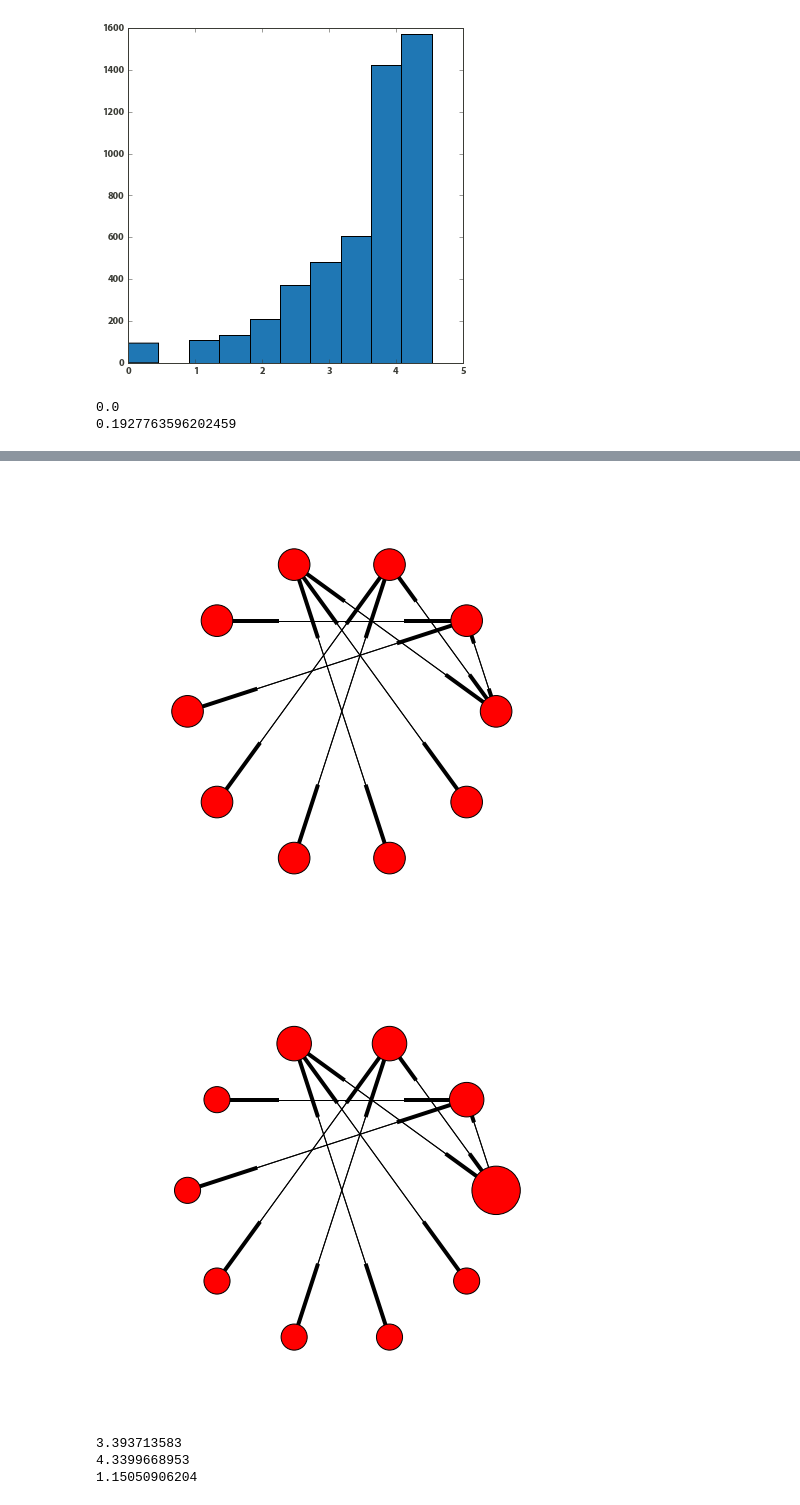
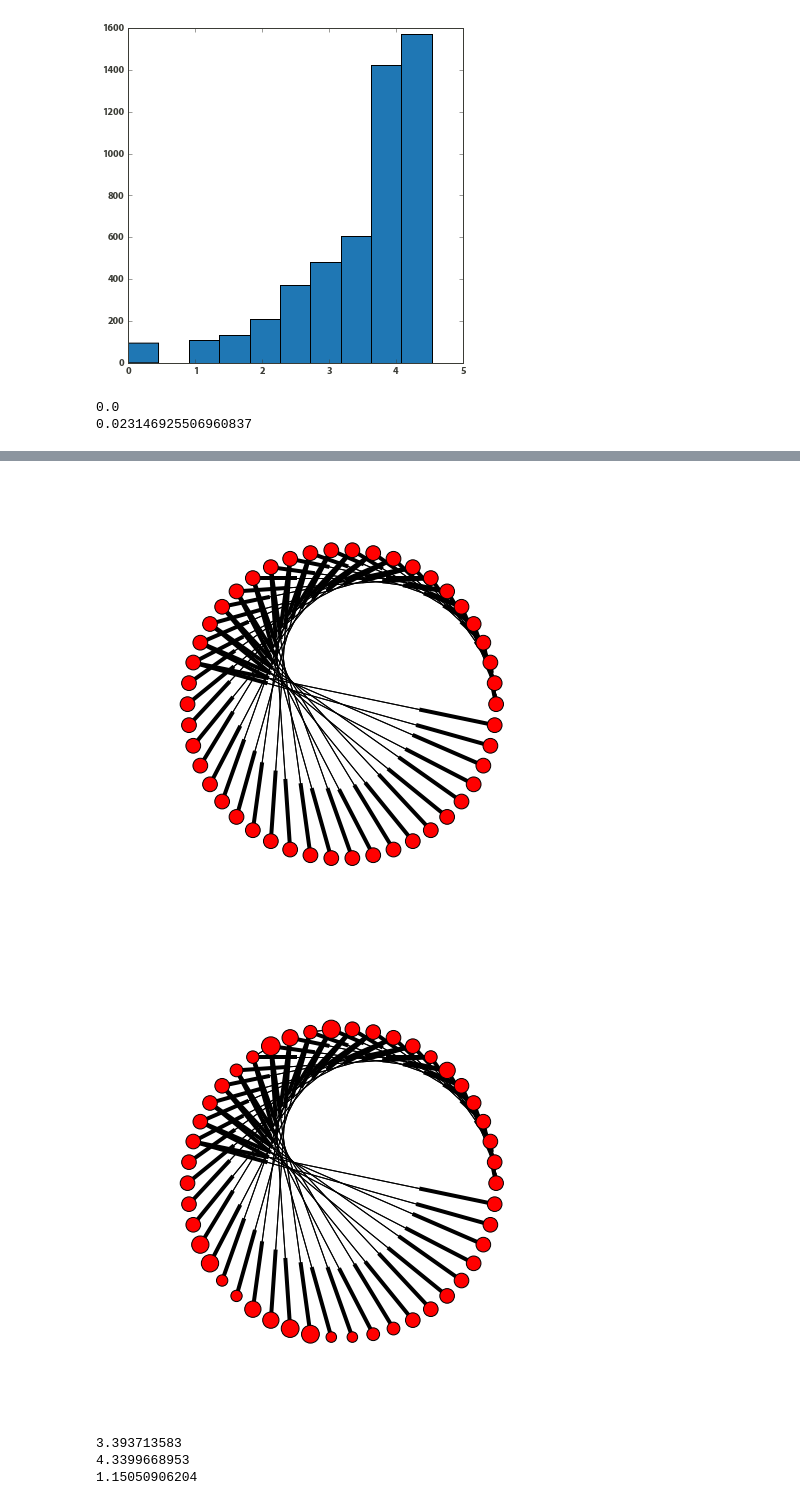
Before and after one commit to williamgilpin/netsim, a Jupyter notebook: simple_models.ipynb, the cells around one changed output, grey strips where cells are left out. Drawn from its saved outputs; the diff is of its cells as text; code cells hidden in the pictures.

```diff
--- a/simple_models.ipynb
+++ b/simple_models.ipynb
@@ -235,13 +235,22 @@ hist(log(1+2*simtraj(renorm(tmat3),5000)))
 [figure]
 [figure]
 # %%
-tmat4 = make_bethe(3,2,stay_rate=1.0)
+tmat4 = make_bethe(3,4,stay_rate=1.0)
 
 # tmat5 = LambEn(tmat4,.82).tiltmat
 
 tmat5 = copy(tmat4)
 
-tmat5 = tmat5 + tril(tmat5)*1.5
+# tmat5 = tmat5 + tril(tmat5)*1.5
+
+tpert = zeros(tmat5.shape)
+tpert[15,16] = 1e-1
+tpert[16,15] = 4e-1
+
+tpert[12,13] = 1e-1
+tpert[13,12] = 4e-1
+tmat5 = tmat5 + tpert
+
 tmat5 = rownorm(tmat5)
 
 print (real(ss_ent(tmat4)))
@@ -259,4 +268,4 @@ figure()
 markov_plot(tmat5,scale=10000)
 # %% [output]
 0.0
-0.1927763596202459
+0.023146925506960837
@@ -265,5 +274,5 @@ markov_plot(tmat5,scale=10000)
-[figure, old version]
+[figure, new version]
-[figure, old version]
+[figure, new version]
 # %%
 tmat5 = make_bethe(3,5,stay_rate=1.0)
 tmat5 = tmat5 + tril(tmat5)*10.5
```
Also changed, not shown: parts of 1 cell of this notebook.
